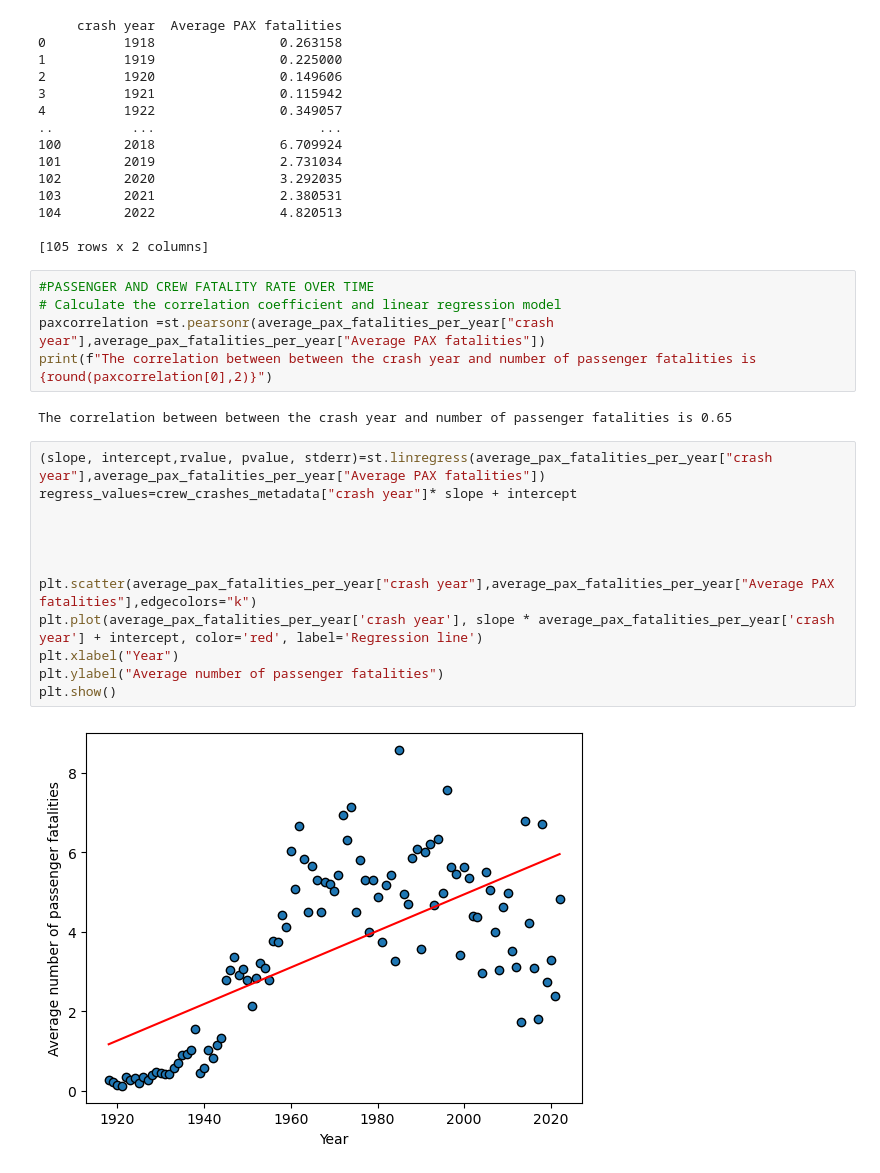
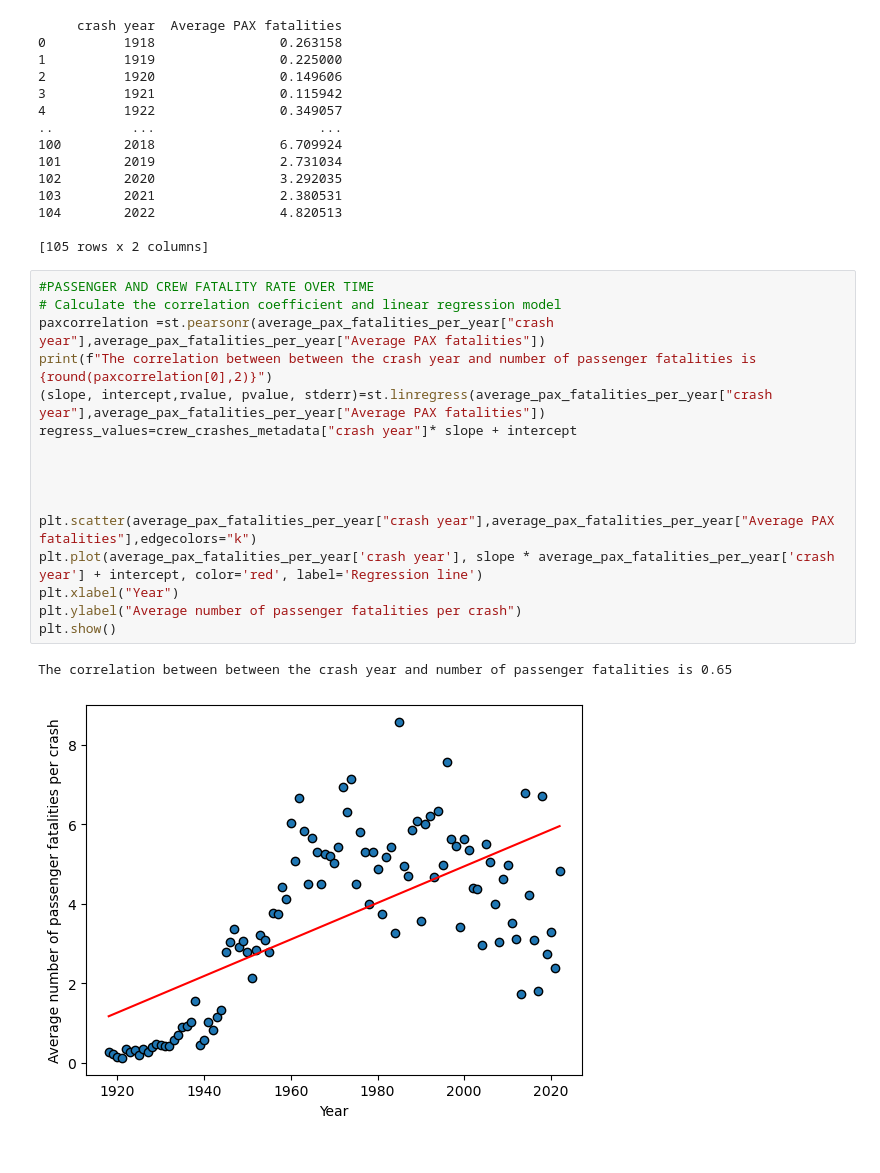
Before and after one commit to JaredSilva3/project1, a Jupyter notebook: Jordan Goodrick Project 1 Local Branch/project1/jordan_crash_data.ipynb, the cells around one changed output. Cells and saved outputs as stored; diff of their text form.

```diff
--- a/Jordan Goodrick Project 1 Local Branch/project1/jordan_crash_data.ipynb
+++ b/Jordan Goodrick Project 1 Local Branch/project1/jordan_crash_data.ipynb
@@ -251,21 +131,19 @@ print(average_pax_fatalities_per_year)
 # %%
 #PASSENGER AND CREW FATALITY RATE OVER TIME
 # Calculate the correlation coefficient and linear regression model
 paxcorrelation =st.pearsonr(average_pax_fatalities_per_year["crash year"],average_pax_fatalities_per_year["Average PAX fatalities"])
 print(f"The correlation between between the crash year and number of passenger fatalities is {round(paxcorrelation[0],2)}")
+(slope, intercept,rvalue, pvalue, stderr)=st.linregress(average_pax_fatalities_per_year["crash year"],average_pax_fatalities_per_year["Average PAX fatalities"])
+regress_values=crew_crashes_metadata["crash year"]* slope + intercept
+
+
+
+
+plt.scatter(average_pax_fatalities_per_year["crash year"],average_pax_fatalities_per_year["Average PAX fatalities"],edgecolors="k")
+plt.plot(average_pax_fatalities_per_year['crash year'], slope * average_pax_fatalities_per_year['crash year'] + intercept, color='red', label='Regression line')
+plt.xlabel("Year")
+plt.ylabel("Average number of passenger fatalities per crash")
+plt.show()
 # %% [output]
 The correlation between between the crash year and number of passenger fatalities is 0.65
+[figure, added]
-# %%
-(slope, intercept,rvalue, pvalue, stderr)=st.linregress(average_pax_fatalities_per_year["crash year"],average_pax_fatalities_per_year["Average PAX fatalities"])
-regress_values=crew_crashes_metadata["crash year"]* slope + intercept
-
-
-
-
-plt.scatter(average_pax_fatalities_per_year["crash year"],average_pax_fatalities_per_year["Average PAX fatalities"],edgecolors="k")
-plt.plot(average_pax_fatalities_per_year['crash year'], slope * average_pax_fatalities_per_year['crash year'] + intercept, color='red', label='Regression line')
-plt.xlabel("Year")
-plt.ylabel("Average number of passenger fatalities")
-plt.show()
-# %% [output]
-[figure, removed]
```
Also changed, not shown: parts of 10 cells of this notebook.
